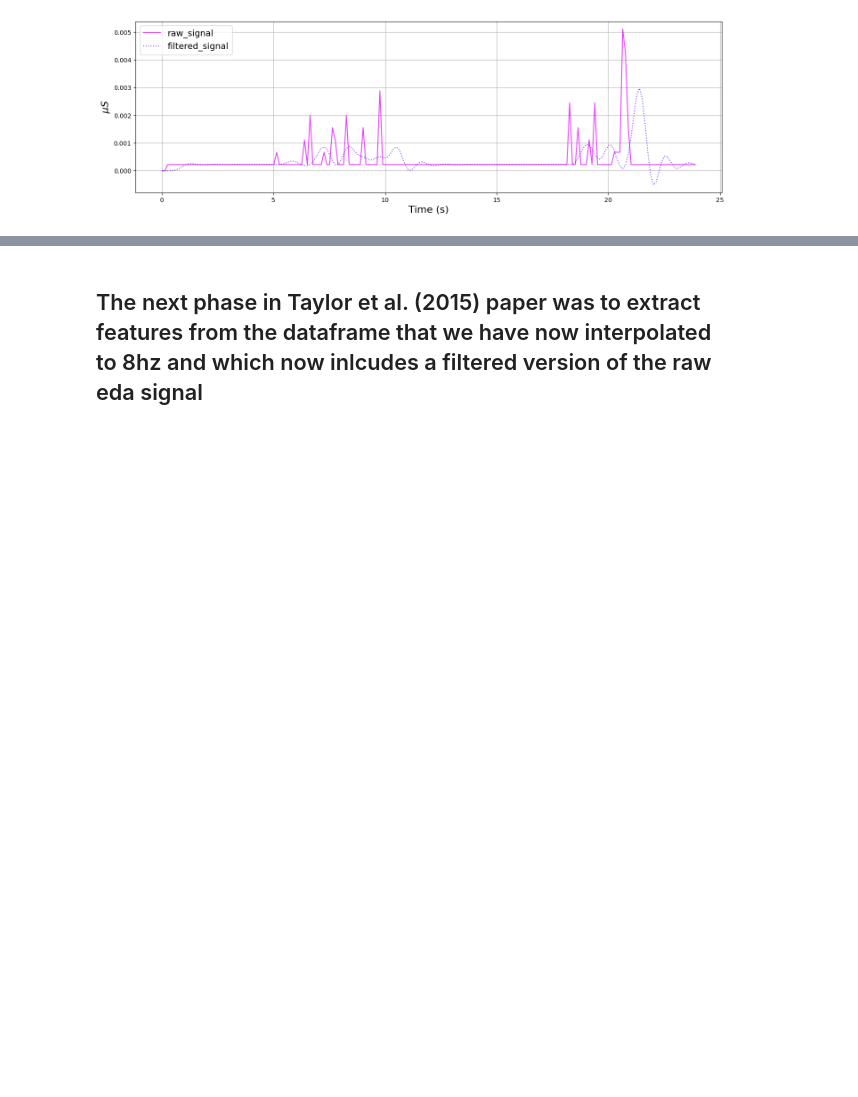
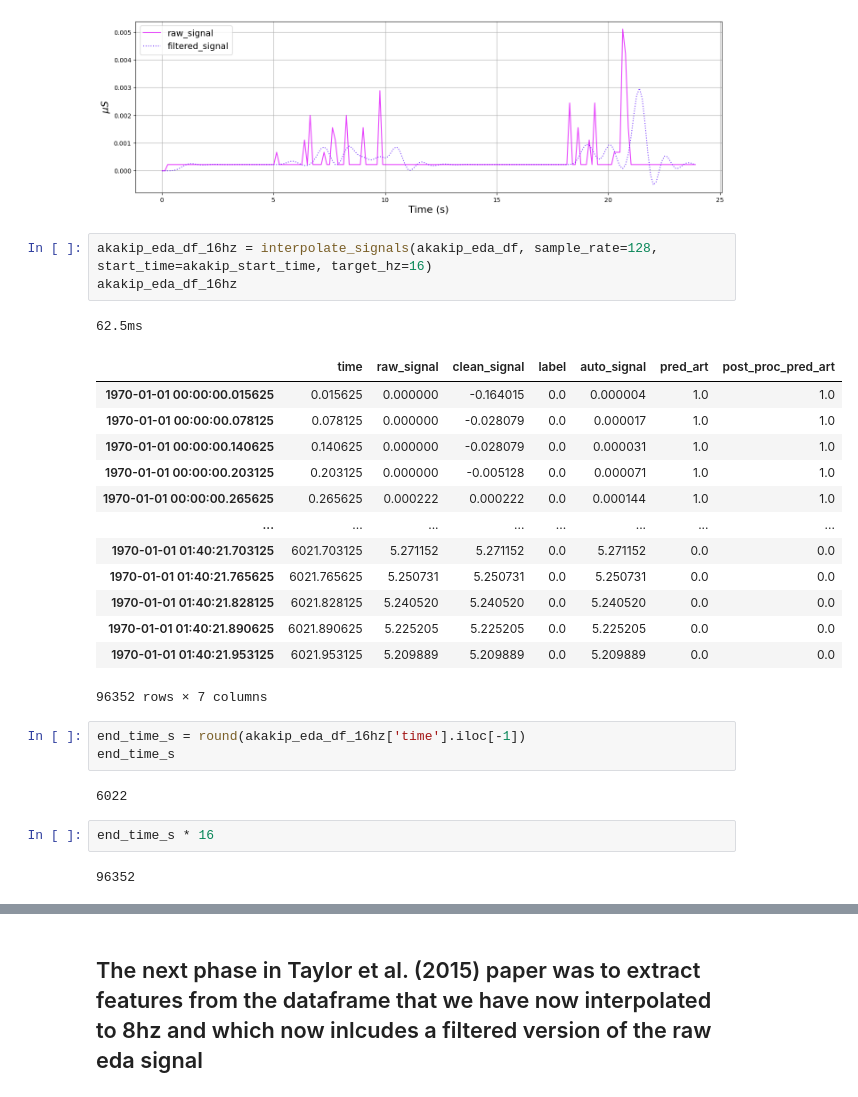
Before and after one commit to 08Aristodemus24/thesis-writing-1, a Jupyter notebook: eda-signal-classifier/experiementation.ipynb, the cells around one changed output, grey strips where cells are left out. Drawn from its saved outputs; the diff is of its cells as text; blank space fills up the shorter version.

```diff
--- a/eda-signal-classifier/experiementation.ipynb
+++ b/eda-signal-classifier/experiementation.ipynb
@@ -671,3 +677,30 @@ view_time_frame(new_akakip_eda_df_8hz,
                 cols_to_use=['raw_signal', 'filtered_signal'])
 # %% [output]
 [figure]
+# %%
+akakip_eda_df_16hz = interpolate_signals(akakip_eda_df, sample_rate=128, start_time=akakip_start_time, target_hz=16)
+akakip_eda_df_16hz
+# %% [output]
+62.5ms
+|  | time | raw_signal | clean_signal | label | auto_signal | pred_art | post_proc_pred_art |
+| 1970-01-01 00:00:00.015625 | 0.015625 | 0.000000 | -0.164015 | 0.0 | 0.000004 | 1.0 | 1.0 |
+| 1970-01-01 00:00:00.078125 | 0.078125 | 0.000000 | -0.028079 | 0.0 | 0.000017 | 1.0 | 1.0 |
+| 1970-01-01 00:00:00.140625 | 0.140625 | 0.000000 | -0.028079 | 0.0 | 0.000031 | 1.0 | 1.0 |
+| 1970-01-01 00:00:00.203125 | 0.203125 | 0.000000 | -0.005128 | 0.0 | 0.000071 | 1.0 | 1.0 |
+| 1970-01-01 00:00:00.265625 | 0.265625 | 0.000222 | 0.000222 | 0.0 | 0.000144 | 1.0 | 1.0 |
+| ... | ... | ... | ... | ... | ... | ... | ... |
+| 1970-01-01 01:40:21.703125 | 6021.703125 | 5.271152 | 5.271152 | 0.0 | 5.271152 | 0.0 | 0.0 |
+| 1970-01-01 01:40:21.765625 | 6021.765625 | 5.250731 | 5.250731 | 0.0 | 5.250731 | 0.0 | 0.0 |
+| 1970-01-01 01:40:21.828125 | 6021.828125 | 5.240520 | 5.240520 | 0.0 | 5.240520 | 0.0 | 0.0 |
+| 1970-01-01 01:40:21.890625 | 6021.890625 | 5.225205 | 5.225205 | 0.0 | 5.225205 | 0.0 | 0.0 |
+| 1970-01-01 01:40:21.953125 | 6021.953125 | 5.209889 | 5.209889 | 0.0 | 5.209889 | 0.0 | 0.0 |
+96352 rows × 7 columns
+# %%
+end_time_s = round(akakip_eda_df_16hz['time'].iloc[-1])
+end_time_s
+# %% [output]
+6022
+# %%
+end_time_s * 16
+# %% [output]
+96352
```
Also changed, not shown: parts of 44 cells of this notebook.
